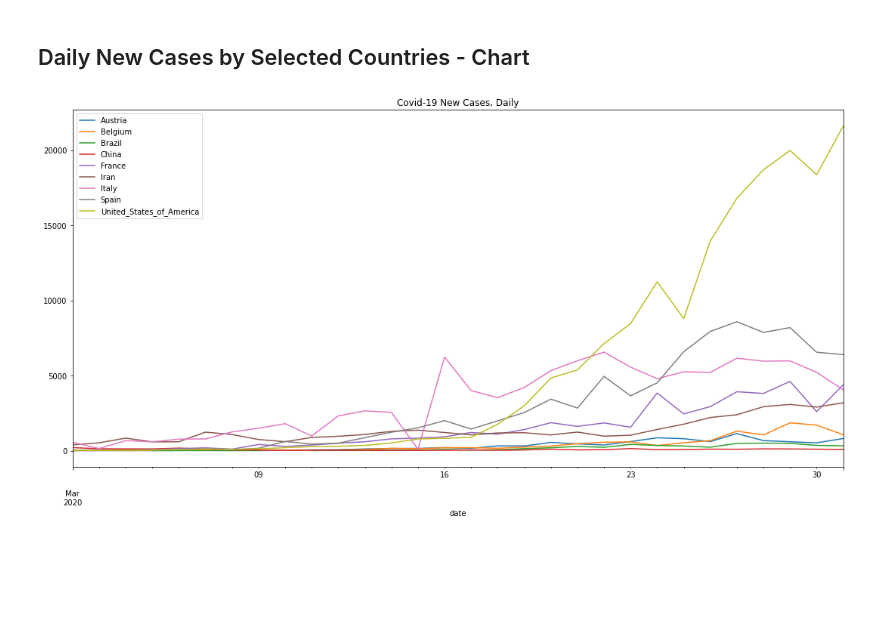
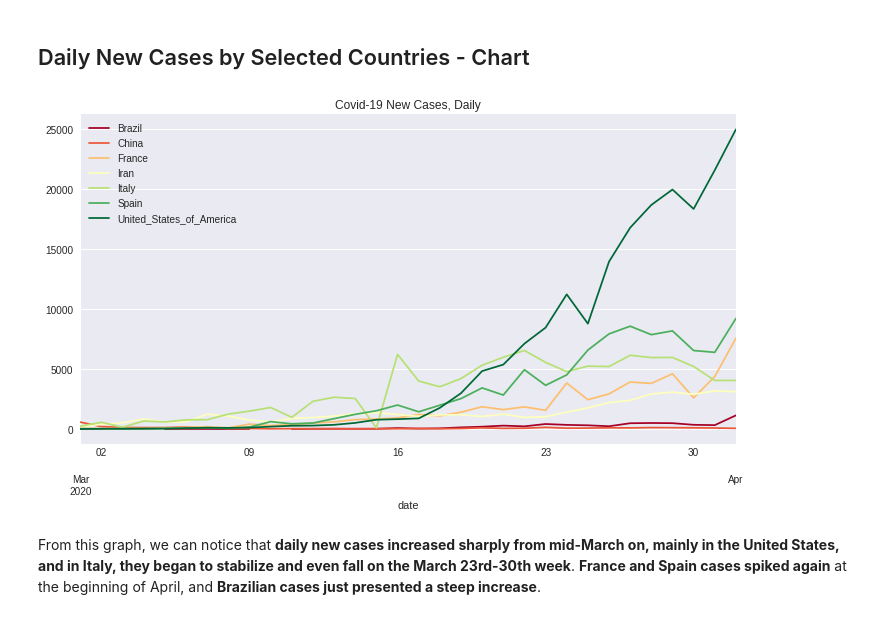
Before and after one commit to rita-milani/data_science_na_pratica, a Jupyter notebook: Covid_Daily.ipynb, the cells around one changed output. Cells and saved outputs as stored; diff of their text form; code cells hidden in the pictures; blank space fills up the shorter version.

```diff
--- a/Covid_Daily.ipynb
+++ b/Covid_Daily.ipynb
@@ -9,8 +30,8 @@
 import numpy as np
 import pandas as pd
 import matplotlib.pyplot as plt
-import seaborn as sns
-sns.set_style()
+from google.colab import files
+plt.style.use('seaborn')
 # %%
 # importing the .csv file
 path = "https://raw.githubusercontent.com/rita-milani/data_science_na_pratica/master/covid_19.csv"
@@ -136,13 +172,21 @@ pv_cases.tail()
 ## Daily New Cases by Selected Countries - Chart
 # %%
 # plotting new cases
-fig, ax = plt.subplots(figsize=(15,8))
 
-pv_cases.loc['2020-03-02': , ['Austria', 'Belgium', 'Brazil', 'China', 'France',
-                                         'Iran', 'Italy', 'Spain', 'United_States_of_America']].plot(kind='line', ax=ax)
+fig, ax = plt.subplots(figsize=(10,6))
+
+pv_cases.loc['2020-03-01': ,['Brazil', 'China', 'France',
+                                         'Iran', 'Italy', 'Spain', 'United_States_of_America']].plot(kind='line', cmap='RdYlGn', ax=ax)
 
 ax.set_title('Covid-19 New Cases, Daily')
 
-plt.tight_layout()
+plt.savefig('new_cases_country.jpg')
+files.download('new_cases_country.jpg')
+
+
+plt.tight_layout();
 # %% [output]
-[figure, old version]
+[figure, new version]
+# %% [markdown]
+From this graph, we can notice that **daily new cases increased sharply from mid-March on, mainly in the United States, and in Italy, they began to stabilize and even fall on the March 23rd-30th week**.
+**France and Spain cases spiked again** at the beginning of April, and **Brazilian cases just presented a steep increase**.
```
Also changed, not shown: parts of 67 cells of this notebook.
